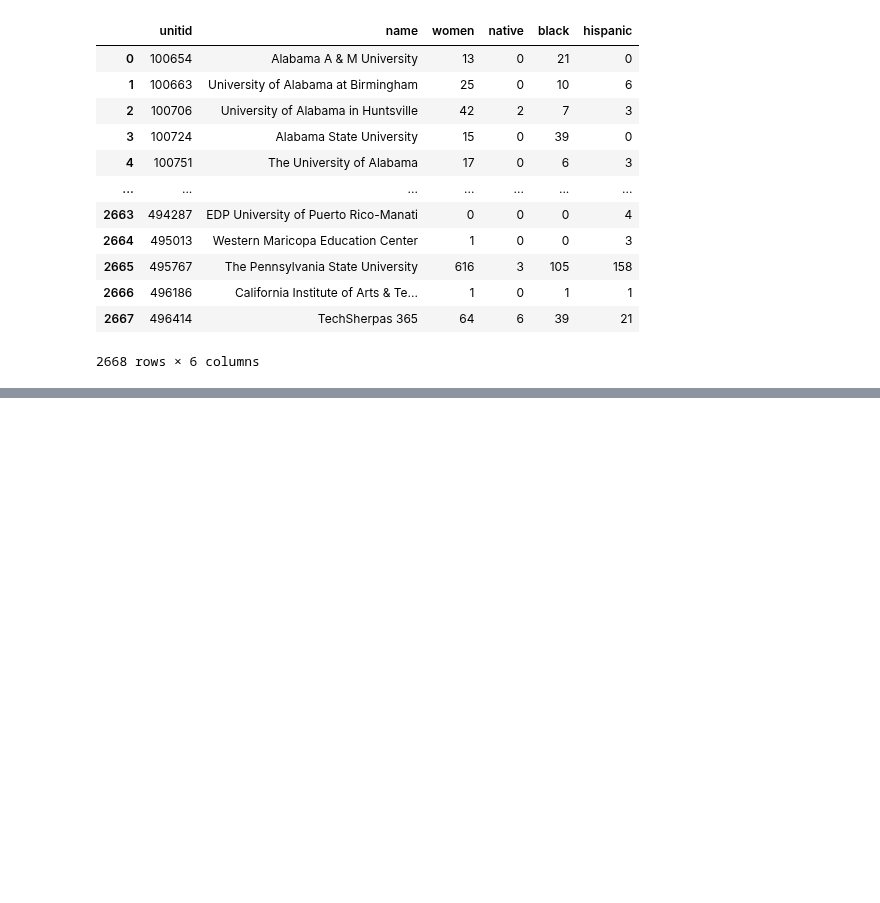
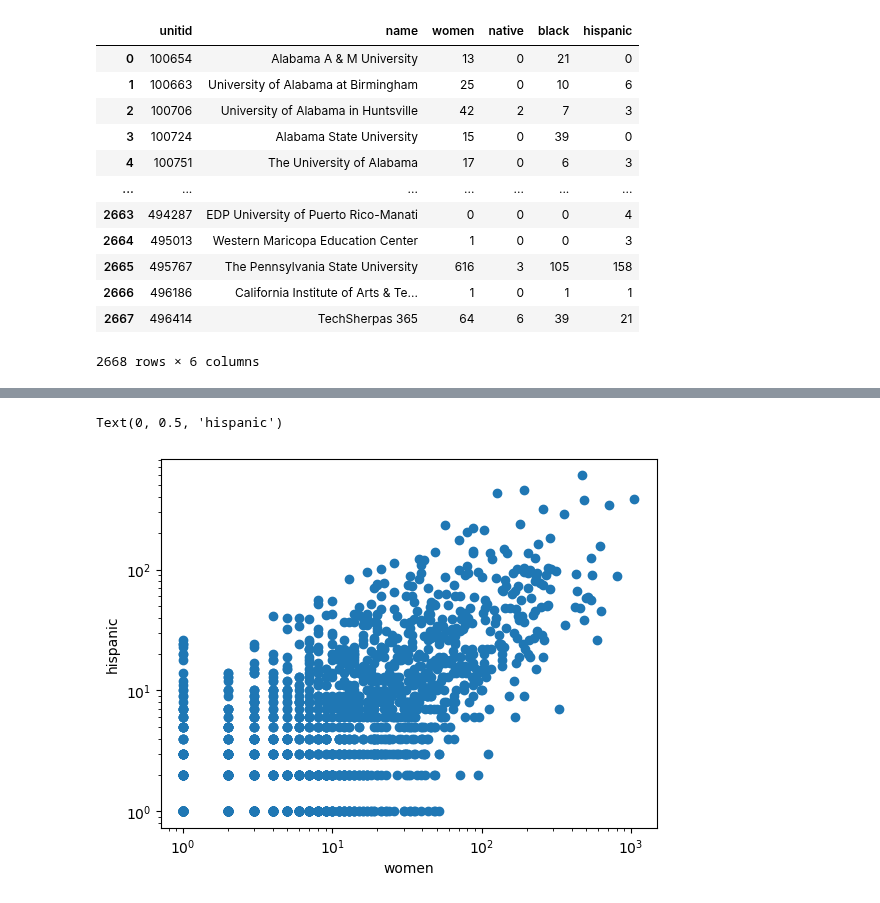
Before and after one commit to jmasontaylor/Education, a Jupyter notebook: src/FirstWeek.ipynb, the cells around one changed output, grey strips where cells are left out. Saved outputs shown, nothing was run; the diff lists cells and outputs as text; code cells hidden in the pictures; blank space fills up the shorter version.

```diff
--- a/src/FirstWeek.ipynb
+++ b/src/FirstWeek.ipynb
@@ -145,0 +143,11 @@ Type:      function
+# %%
+# women and hispanic
+
+plt.scatter(merged['women'], merged['hispanic'])
+plt.yscale('log')
+plt.xscale('log')
+plt.xlabel('women')
+plt.ylabel('hispanic')
+# %% [output]
+Text(0, 0.5, 'hispanic')
+[figure, added]
```
Also changed, not shown: parts of 13 cells of this notebook.
